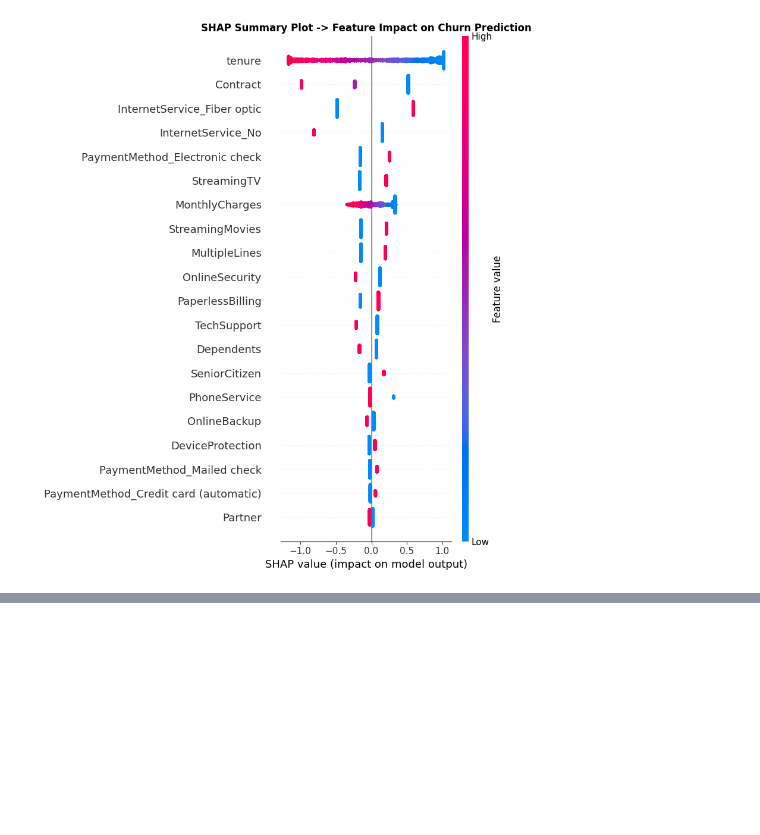
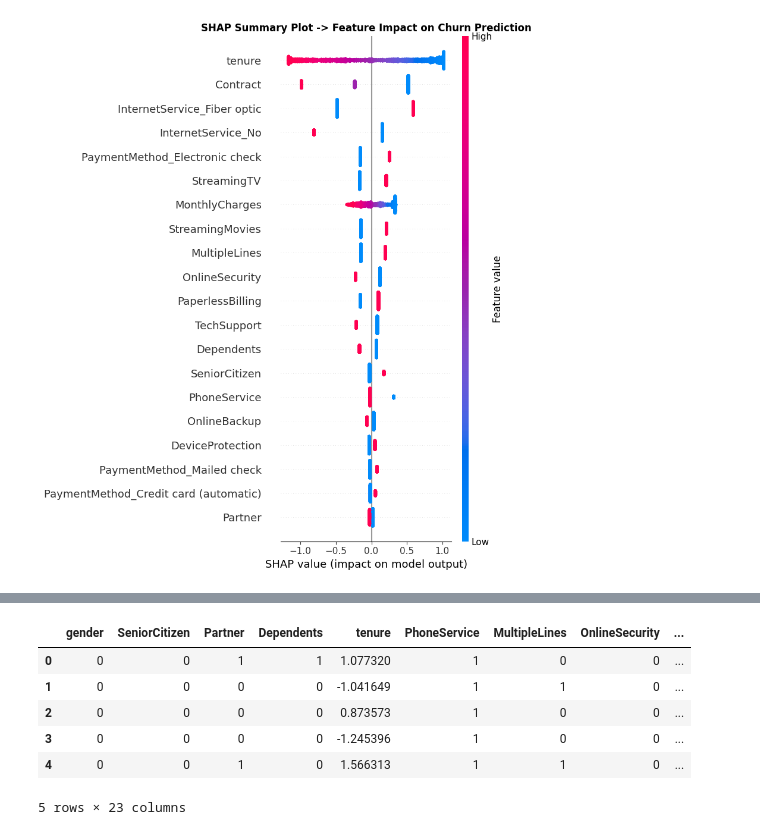
Before and after one commit to Shubham-kumar1-hub/customer-churn-analytics-prediction, a Jupyter notebook: notebooks/03_modeling.ipynb, the cells around one changed output, grey strips where cells are left out. Cells and saved outputs as stored; diff of their text form; code cells hidden in the pictures; blank space fills up the shorter version.

```diff
--- a/notebooks/03_modeling.ipynb
+++ b/notebooks/03_modeling.ipynb
@@ -345,0 +433,14 @@ plt.show()
+# %%
+results_df = X_test.copy()
+results_df['Actual_Churn'] = y_test.values
+results_df['Churn_Probability'] = y_pred_proba_lr
+# %%
+results_df.head()
+# %% [output]
+|  | gender | SeniorCitizen | Partner | Dependents | tenure | PhoneService | MultipleLines | OnlineSecurity | ... |
+| 0 | 0 | 0 | 1 | 1 | 1.077320 | 1 | 0 | 0 | ... |
+| 1 | 0 | 0 | 0 | 0 | -1.041649 | 1 | 1 | 0 | ... |
+| 2 | 0 | 0 | 0 | 0 | 0.873573 | 1 | 0 | 0 | ... |
+| 3 | 0 | 0 | 0 | 0 | -1.245396 | 1 | 0 | 0 | ... |
+| 4 | 0 | 0 | 1 | 0 | 1.566313 | 1 | 1 | 0 | ... |
+5 rows × 23 columns
```
Also changed, not shown: parts of 13 cells of this notebook, 1 other file.
